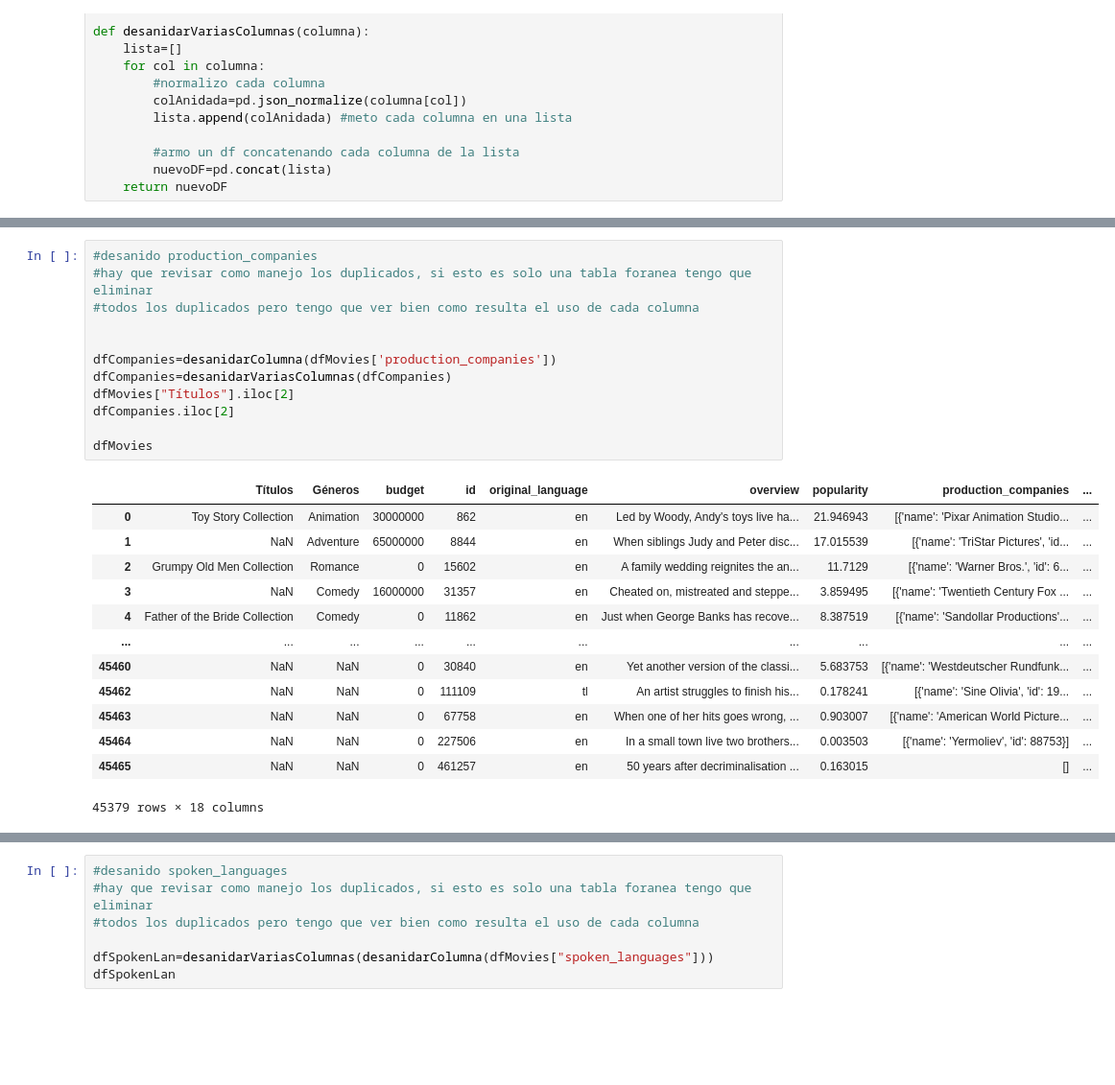
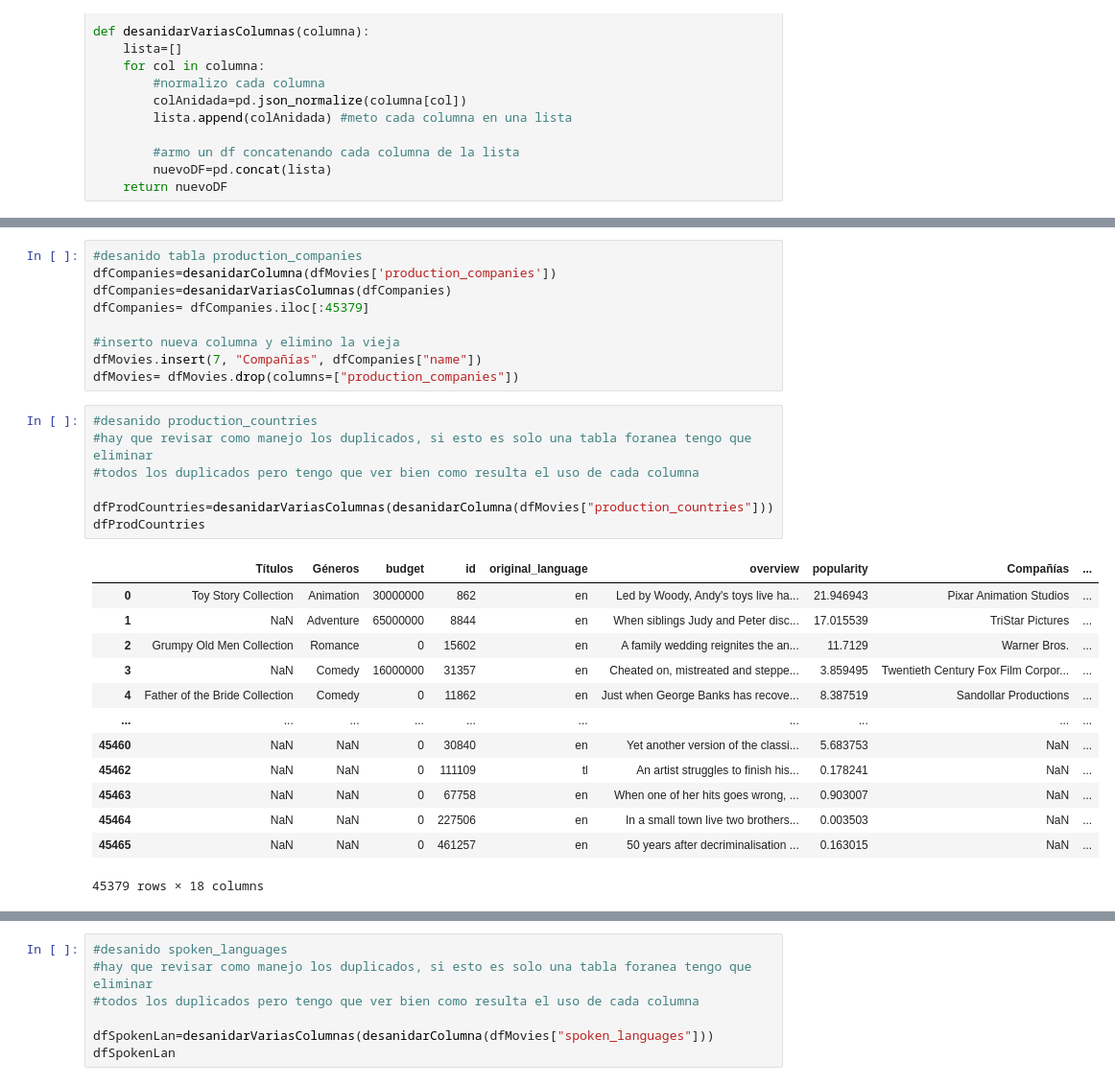
Before and after one commit to Naitais/peliculas_recomendacion_MLOP, a Jupyter notebook: primera semana ETL.ipynb, the cells around one changed output, grey strips where cells are left out. Shown: that part at 96% size. Cells and saved outputs as stored; diff of their text form; blank space fills up the shorter version.

Commit message:
columna production_companies lista

```diff
--- a/primera semana ETL.ipynb
+++ b/primera semana ETL.ipynb
@@ -95,26 +80,30 @@ dfMovies
+# %%
+#desanido tabla production_companies
+dfCompanies=desanidarColumna(dfMovies['production_companies'])
+dfCompanies=desanidarVariasColumnas(dfCompanies)
+dfCompanies= dfCompanies.iloc[:45379]
+
+#inserto nueva columna y elimino la vieja
+dfMovies.insert(7, "Compañías", dfCompanies["name"])
+dfMovies= dfMovies.drop(columns=["production_companies"])
 # %%
-#desanido production_companies
+#desanido production_countries
 #hay que revisar como manejo los duplicados, si esto es solo una tabla foranea tengo que eliminar
 #todos los duplicados pero tengo que ver bien como resulta el uso de cada columna
 
-
-dfCompanies=desanidarColumna(dfMovies['production_companies'])
-dfCompanies=desanidarVariasColumnas(dfCompanies)
-dfMovies["Títulos"].iloc[2]
-dfCompanies.iloc[2]
-
-dfMovies
+dfProdCountries=desanidarVariasColumnas(desanidarColumna(dfMovies["production_countries"]))
+dfProdCountries
 # %% [output]
-|  | Títulos | Géneros | budget | id | original_language | overview | popularity | production_companies | ... |
-| 0 | Toy Story Collection | Animation | 30000000 | 862 | en | Led by Woody, Andy's toys live ha... | 21.946943 | [{'name': 'Pixar Animation Studio... | ... |
-| 1 | NaN | Adventure | 65000000 | 8844 | en | When siblings Judy and Peter disc... | 17.015539 | [{'name': 'TriStar Pictures', 'id... | ... |
-| 2 | Grumpy Old Men Collection | Romance | 0 | 15602 | en | A family wedding reignites the an... | 11.7129 | [{'name': 'Warner Bros.', 'id': 6... | ... |
-| 3 | NaN | Comedy | 16000000 | 31357 | en | Cheated on, mistreated and steppe... | 3.859495 | [{'name': 'Twentieth Century Fox ... | ... |
-| 4 | Father of the Bride Collection | Comedy | 0 | 11862 | en | Just when George Banks has recove... | 8.387519 | [{'name': 'Sandollar Productions'... | ... |
+|  | Títulos | Géneros | budget | id | original_language | overview | popularity | Compañías | ... |
+| 0 | Toy Story Collection | Animation | 30000000 | 862 | en | Led by Woody, Andy's toys live ha... | 21.946943 | Pixar Animation Studios | ... |
+| 1 | NaN | Adventure | 65000000 | 8844 | en | When siblings Judy and Peter disc... | 17.015539 | TriStar Pictures | ... |
+| 2 | Grumpy Old Men Collection | Romance | 0 | 15602 | en | A family wedding reignites the an... | 11.7129 | Warner Bros. | ... |
+| 3 | NaN | Comedy | 16000000 | 31357 | en | Cheated on, mistreated and steppe... | 3.859495 | Twentieth Century Fox Film Corpor... | ... |
+| 4 | Father of the Bride Collection | Comedy | 0 | 11862 | en | Just when George Banks has recove... | 8.387519 | Sandollar Productions | ... |
 | ... | ... | ... | ... | ... | ... | ... | ... | ... | ... |
-| 45460 | NaN | NaN | 0 | 30840 | en | Yet another version of the classi... | 5.683753 | [{'name': 'Westdeutscher Rundfunk... | ... |
-| 45462 | NaN | NaN | 0 | 111109 | tl | An artist struggles to finish his... | 0.178241 | [{'name': 'Sine Olivia', 'id': 19... | ... |
-| 45463 | NaN | NaN | 0 | 67758 | en | When one of her hits goes wrong, ... | 0.903007 | [{'name': 'American World Picture... | ... |
-| 45464 | NaN | NaN | 0 | 227506 | en | In a small town live two brothers... | 0.003503 | [{'name': 'Yermoliev', 'id': 88753}] | ... |
-| 45465 | NaN | NaN | 0 | 461257 | en | 50 years after decriminalisation ... | 0.163015 | [] | ... |
+| 45460 | NaN | NaN | 0 | 30840 | en | Yet another version of the classi... | 5.683753 | NaN | ... |
+| 45462 | NaN | NaN | 0 | 111109 | tl | An artist struggles to finish his... | 0.178241 | NaN | ... |
+| 45463 | NaN | NaN | 0 | 67758 | en | When one of her hits goes wrong, ... | 0.903007 | NaN | ... |
+| 45464 | NaN | NaN | 0 | 227506 | en | In a small town live two brothers... | 0.003503 | NaN | ... |
+| 45465 | NaN | NaN | 0 | 461257 | en | 50 years after decriminalisation ... | 0.163015 | NaN | ... |
 45379 rows × 18 columns
```
Also changed, not shown: parts of 3 cells of this notebook.
